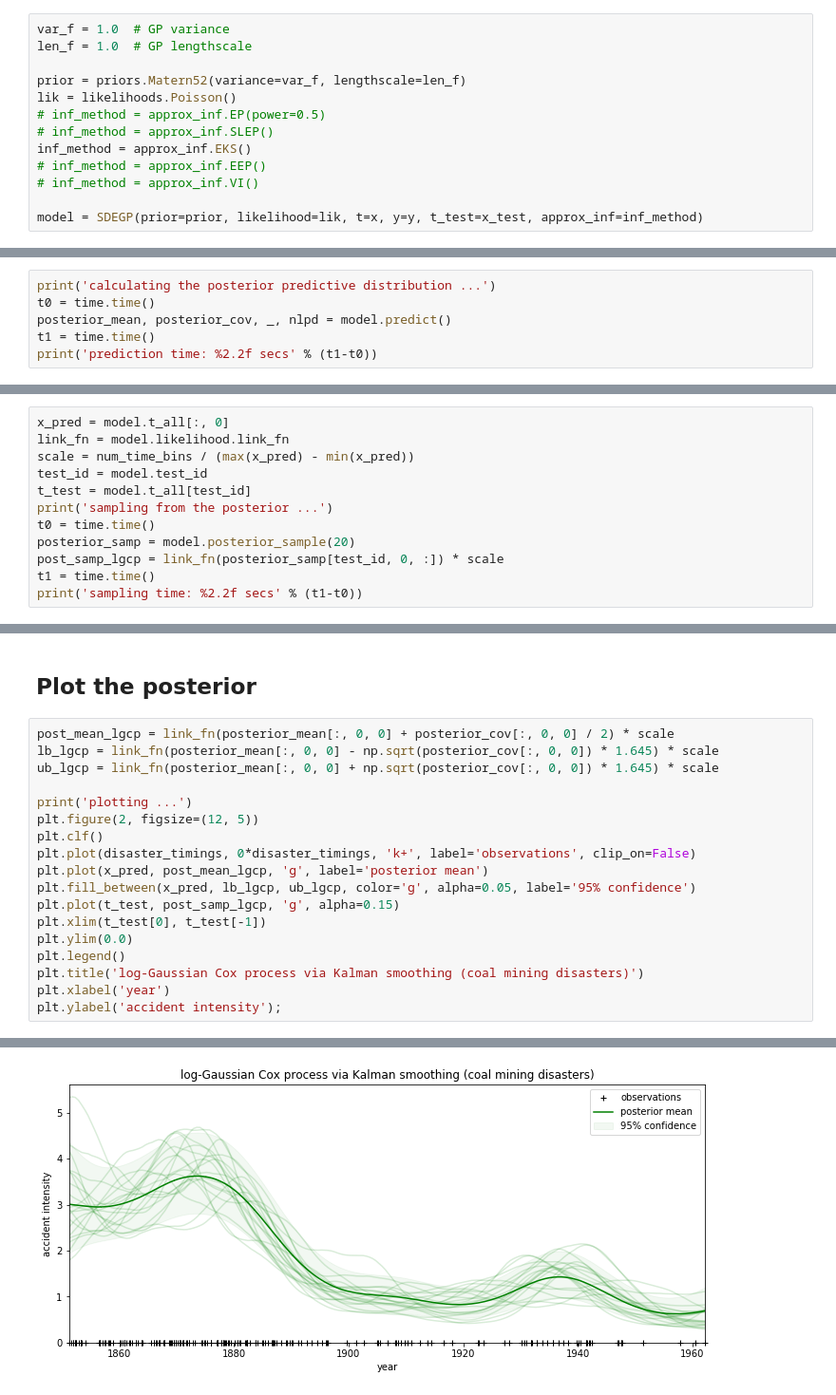
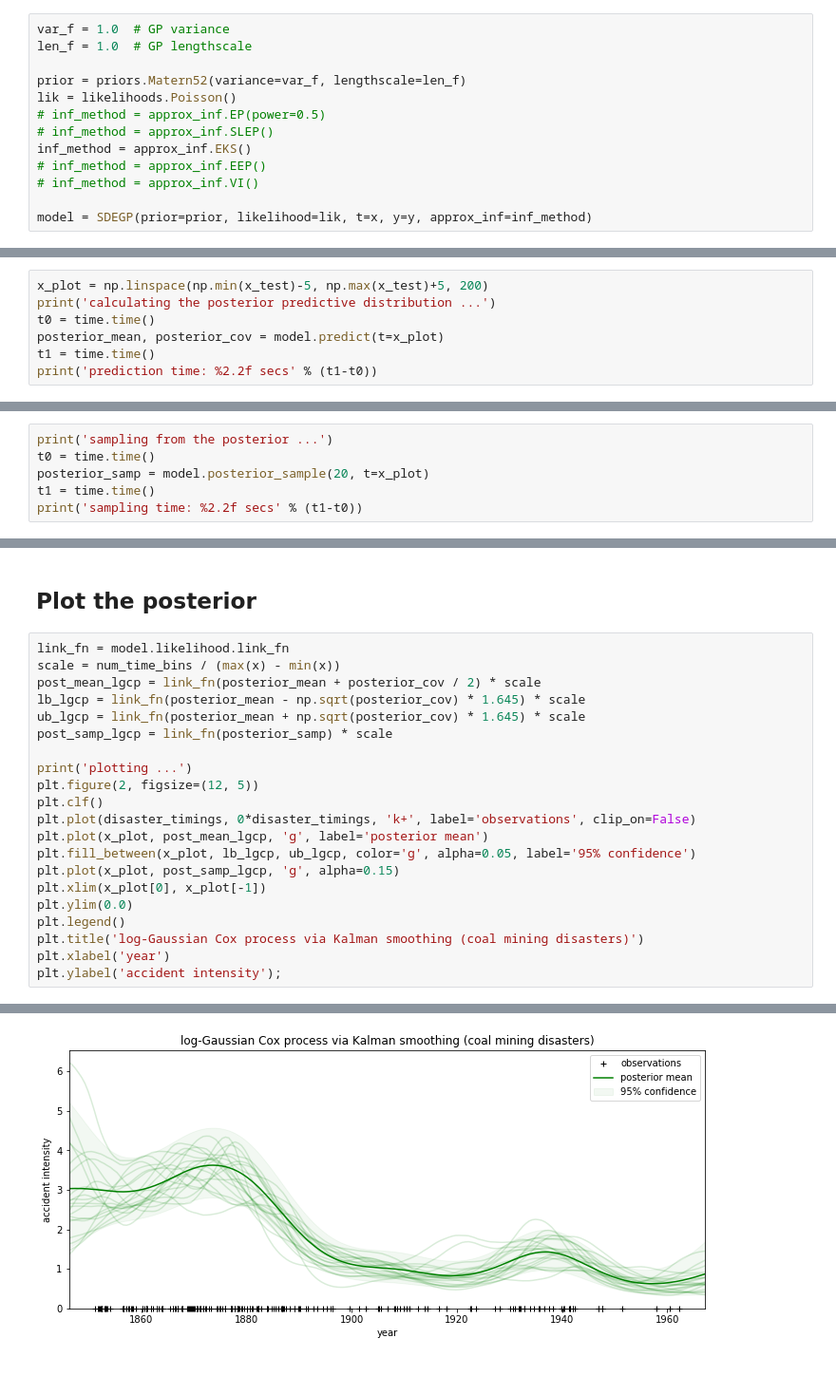
Before and after one commit to AaltoML/kalman-jax, a Jupyter notebook: kalmanjax/notebooks/log_gaussian_cox_process.ipynb, the cells around one changed output, grey strips where cells are left out. Shown at 95% size. Saved outputs shown, nothing was run; the diff lists cells and outputs as text.

```diff
--- a/kalmanjax/notebooks/log_gaussian_cox_process.ipynb
+++ b/kalmanjax/notebooks/log_gaussian_cox_process.ipynb
@@ -54,7 +54,7 @@ inf_method = approx_inf.EKS()
 # inf_method = approx_inf.EEP()
 # inf_method = approx_inf.VI()
 
-model = SDEGP(prior=prior, likelihood=lik, t=x, y=y, t_test=x_test, approx_inf=inf_method)
+model = SDEGP(prior=prior, likelihood=lik, t=x, y=y, approx_inf=inf_method)
 # %% [output]
 building SDE-GP with Matern-5/2 prior and Poisson likelihood ...
 inference method is Extended Kalman Smoother (EKS)
@@ -114,9 +114,10 @@ optimisation time: 14.26 secs
 # %% [markdown]
 ## Make predictions
 # %%
+x_plot = np.linspace(np.min(x_test)-5, np.max(x_test)+5, 200)
 print('calculating the posterior predictive distribution ...')
 t0 = time.time()
-posterior_mean, posterior_cov, _, nlpd = model.predict()
+posterior_mean, posterior_cov = model.predict(t=x_plot)
 t1 = time.time()
 print('prediction time: %2.2f secs' % (t1-t0))
 # %% [output]
@@ -125,15 +126,9 @@ prediction time: 1.70 secs
 # %% [markdown]
 ## Sample from the posterior distribution
 # %%
-x_pred = model.t_all[:, 0]
-link_fn = model.likelihood.link_fn
-scale = num_time_bins / (max(x_pred) - min(x_pred))
-test_id = model.test_id
-t_test = model.t_all[test_id]
 print('sampling from the posterior ...')
 t0 = time.time()
-posterior_samp = model.posterior_sample(20)
-post_samp_lgcp = link_fn(posterior_samp[test_id, 0, :]) * scale
+posterior_samp = model.posterior_sample(20, t=x_plot)
 t1 = time.time()
 print('sampling time: %2.2f secs' % (t1-t0))
 # %% [output]
@@ -142,23 +137,26 @@ sampling time: 3.96 secs
 # %% [markdown]
 ## Plot the posterior
 # %%
-post_mean_lgcp = link_fn(posterior_mean[:, 0, 0] + posterior_cov[:, 0, 0] / 2) * scale
-lb_lgcp = link_fn(posterior_mean[:, 0, 0] - np.sqrt(posterior_cov[:, 0, 0]) * 1.645) * scale
-ub_lgcp = link_fn(posterior_mean[:, 0, 0] + np.sqrt(posterior_cov[:, 0, 0]) * 1.645) * scale
+link_fn = model.likelihood.link_fn
+scale = num_time_bins / (max(x) - min(x))
+post_mean_lgcp = link_fn(posterior_mean + posterior_cov / 2) * scale
+lb_lgcp = link_fn(posterior_mean - np.sqrt(posterior_cov) * 1.645) * scale
+ub_lgcp = link_fn(posterior_mean + np.sqrt(posterior_cov) * 1.645) * scale
+post_samp_lgcp = link_fn(posterior_samp) * scale
 
 print('plotting ...')
 plt.figure(2, figsize=(12, 5))
 plt.clf()
 plt.plot(disaster_timings, 0*disaster_timings, 'k+', label='observations', clip_on=False)
-plt.plot(x_pred, post_mean_lgcp, 'g', label='posterior mean')
-plt.fill_between(x_pred, lb_lgcp, ub_lgcp, color='g', alpha=0.05, label='95% confidence')
-plt.plot(t_test, post_samp_lgcp, 'g', alpha=0.15)
-plt.xlim(t_test[0], t_test[-1])
+plt.plot(x_plot, post_mean_lgcp, 'g', label='posterior mean')
+plt.fill_between(x_plot, lb_lgcp, ub_lgcp, color='g', alpha=0.05, label='95% confidence')
+plt.plot(x_plot, post_samp_lgcp, 'g', alpha=0.15)
+plt.xlim(x_plot[0], x_plot[-1])
 plt.ylim(0.0)
 plt.legend()
 plt.title('log-Gaussian Cox process via Kalman smoothing (coal mining disasters)')
 plt.xlabel('year')
 plt.ylabel('accident intensity');
 # %% [output]
 plotting ...
-[figure, old version]
+[figure, new version]
```
Also changed, not shown: parts of 4 cells of this notebook, 21 other files.
